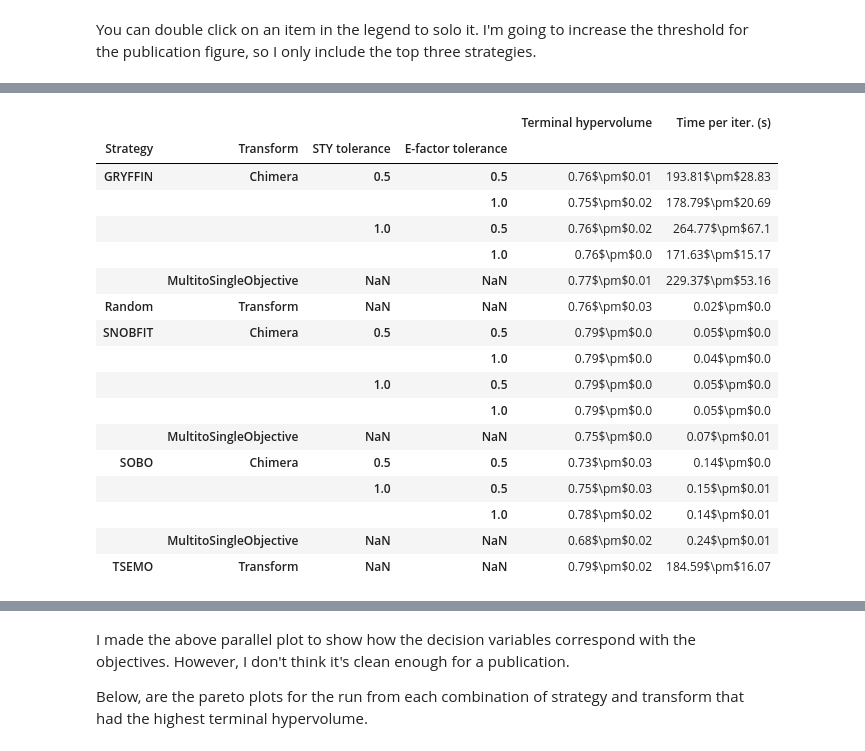
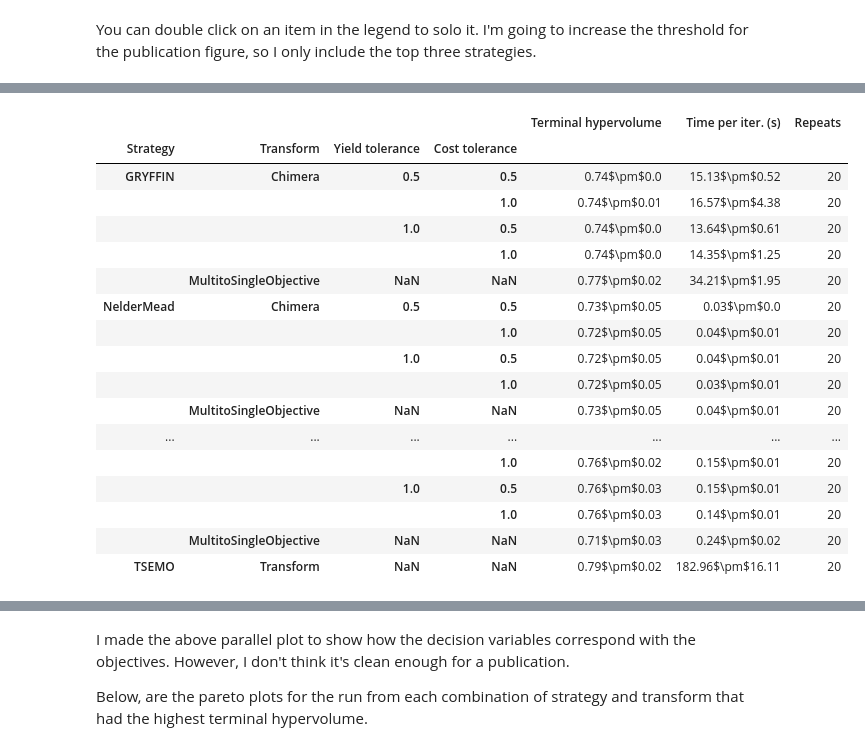
Before and after one commit to sustainable-processes/summit, a Jupyter notebook: experiments/cn_benchmark/cn_benchmark_visualization.ipynb, the cells around one changed output, grey strips where cells are left out. Cells and saved outputs as stored; diff of their text form; code cells hidden in the pictures.

```diff
--- a/experiments/cn_benchmark/cn_benchmark_visualization.ipynb
+++ b/experiments/cn_benchmark/cn_benchmark_visualization.ipynb
@@ -49,11 +49,14 @@ for n_points in points:
 # %% [markdown]
 ## CN Experiments
 # %%
-ids = [f'SUM-{i}' for i in range(1988, 2552)]
+ids = [f'SUM-{i}' for i in range(1988, 2576)] + \
+      [f'SUM-{i}' for i in range(3712, 3814)] + \
+      [f'SUM-{i}' for i in range(4530, 4643)] + \
+      [f'SUM-{i}' for i in range(4306, 4405)]
 results = PlotExperiments("sustainable-processes/summit",
                           trajectory_length=50,
                           experiment_ids=ids,
-                          tag=['cn_experiment', 'cn_experiment_MO'],
+                          tag=['cn_experiment_MO'],
                           state=['succeeded'])
 # %%
 print("Number of experiments for this benchmark:", len(results.runners)*50)
@@ -105,55 +109,60 @@ fig.savefig("figures/cn_hv_time_tradeoff.png", dpi=300, bbox_inches='tight')
 # %%
 df = results.df.copy()
 df["computation_t"] = df["computation_t"]/results.trajectory_length
 # Group repeats and take average
-grouped_df = df.groupby(
-    by=[
-        "strategy_name",
-        "transform_name",
-        "yld_tolerance",
-        "cost_tolerance",
-        "batch_size",
-        "num_initial_experiments",
-    ],
-    dropna=False,
+by = [
+    "strategy_name",
+    "transform_name",
+    "yld_tolerance",
+    "cost_tolerance",
+    "use_descriptors",
+    "batch_size",
+]
+# Group repeats and take average.
+grouped_df = (
+    df.groupby(by=by, dropna=False,)
+    .head(results.num_repeats)
+    .groupby(by=by, dropna=False)
 )
 stds = grouped_df.std().round(2)
+counts = grouped_df.count()['experiment_id']
 grouped_df = grouped_df.mean().round(2)
 for col in ["terminal_hypervolume", 'computation_t']:
     grouped_df[col] = [f"{m}$\pm${s}"
                        for m, s in zip(grouped_df[col].values,
                                        stds[col].values)
                      ]
-
+grouped_df['Repeats'] = counts
+grouped_df
 
 grouped_df.rename(columns={"terminal_hypervolume": "Terminal hypervolume",
                            "computation_t": "Time per iter. (s)"},
                   inplace=True)
-grouped_df.index.rename(["Strategy", "Transform","STY tolerance",
-                         "E-factor tolerance", "batch_size", "num_initial_experiments"],
+grouped_df.index.rename(["Strategy", "Transform","Yield tolerance",
+                         "Cost tolerance", "use descriptors", "batch_size"],
                         inplace=True)
-grouped_df.index = grouped_df.index.droplevel(["batch_size", "num_initial_experiments"])
+grouped_df.index = grouped_df.index.droplevel(["batch_size", "use descriptors"])
 grouped_df = grouped_df.fillna('-').round(0)
 grouped_df
 # %% [output]
-|  |  |  |  | Terminal hypervolume | Time per iter. (s) |
-| Strategy | Transform | STY tolerance | E-factor tolerance |  |  |
-| GRYFFIN | Chimera | 0.5 | 0.5 | 0.76$\pm$0.01 | 193.81$\pm$28.83 |
-|  |  |  | 1.0 | 0.75$\pm$0.02 | 178.79$\pm$20.69 |
-|  |  | 1.0 | 0.5 | 0.76$\pm$0.02 | 264.77$\pm$67.1 |
-|  |  |  | 1.0 | 0.76$\pm$0.0 | 171.63$\pm$15.17 |
-|  | MultitoSingleObjective | NaN | NaN | 0.77$\pm$0.01 | 229.37$\pm$53.16 |
-| Random | Transform | NaN | NaN | 0.76$\pm$0.03 | 0.02$\pm$0.0 |
-| SNOBFIT | Chimera | 0.5 | 0.5 | 0.79$\pm$0.0 | 0.05$\pm$0.0 |
-|  |  |  | 1.0 | 0.79$\pm$0.0 | 0.04$\pm$0.0 |
-|  |  | 1.0 | 0.5 | 0.79$\pm$0.0 | 0.05$\pm$0.0 |
-|  |  |  | 1.0 | 0.79$\pm$0.0 | 0.05$\pm$0.0 |
-|  | MultitoSingleObjective | NaN | NaN | 0.75$\pm$0.0 | 0.07$\pm$0.01 |
-| SOBO | Chimera | 0.5 | 0.5 | 0.73$\pm$0.03 | 0.14$\pm$0.0 |
-|  |  | 1.0 | 0.5 | 0.75$\pm$0.03 | 0.15$\pm$0.01 |
-|  |  |  | 1.0 | 0.78$\pm$0.02 | 0.14$\pm$0.01 |
-|  | MultitoSingleObjective | NaN | NaN | 0.68$\pm$0.02 | 0.24$\pm$0.01 |
-| TSEMO | Transform | NaN | NaN | 0.79$\pm$0.02 | 184.59$\pm$16.07 |
+|  |  |  |  | Terminal hypervolume | Time per iter. (s) | Repeats |
+| Strategy | Transform | Yield tolerance | Cost tolerance |  |  |  |
+| GRYFFIN | Chimera | 0.5 | 0.5 | 0.74$\pm$0.0 | 15.13$\pm$0.52 | 20 |
+|  |  |  | 1.0 | 0.74$\pm$0.01 | 16.57$\pm$4.38 | 20 |
+|  |  | 1.0 | 0.5 | 0.74$\pm$0.0 | 13.64$\pm$0.61 | 20 |
+|  |  |  | 1.0 | 0.74$\pm$0.0 | 14.35$\pm$1.25 | 20 |
+|  | MultitoSingleObjective | NaN | NaN | 0.77$\pm$0.02 | 34.21$\pm$1.95 | 20 |
+| NelderMead | Chimera | 0.5 | 0.5 | 0.73$\pm$0.05 | 0.03$\pm$0.0 | 20 |
+|  |  |  | 1.0 | 0.72$\pm$0.05 | 0.04$\pm$0.01 | 20 |
+|  |  | 1.0 | 0.5 | 0.72$\pm$0.05 | 0.04$\pm$0.01 | 20 |
+|  |  |  | 1.0 | 0.72$\pm$0.05 | 0.03$\pm$0.01 | 20 |
+|  | MultitoSingleObjective | NaN | NaN | 0.73$\pm$0.05 | 0.04$\pm$0.01 | 20 |
+| ... | ... | ... | ... | ... | ... | ... |
+|  |  |  | 1.0 | 0.76$\pm$0.02 | 0.15$\pm$0.01 | 20 |
+|  |  | 1.0 | 0.5 | 0.76$\pm$0.03 | 0.15$\pm$0.01 | 20 |
+|  |  |  | 1.0 | 0.76$\pm$0.03 | 0.14$\pm$0.01 | 20 |
+|  | MultitoSingleObjective | NaN | NaN | 0.71$\pm$0.03 | 0.24$\pm$0.02 | 20 |
+| TSEMO | Transform | NaN | NaN | 0.79$\pm$0.02 | 182.96$\pm$16.11 | 20 |
 # %%
 latex_str = grouped_df.to_latex(index=True, escape=False, bold_rows=False)
 latex_str = latex_str.replace("MultitoSingleObjective", "Custom")
```
Also changed, not shown: parts of 5 cells of this notebook, 36 other files.
